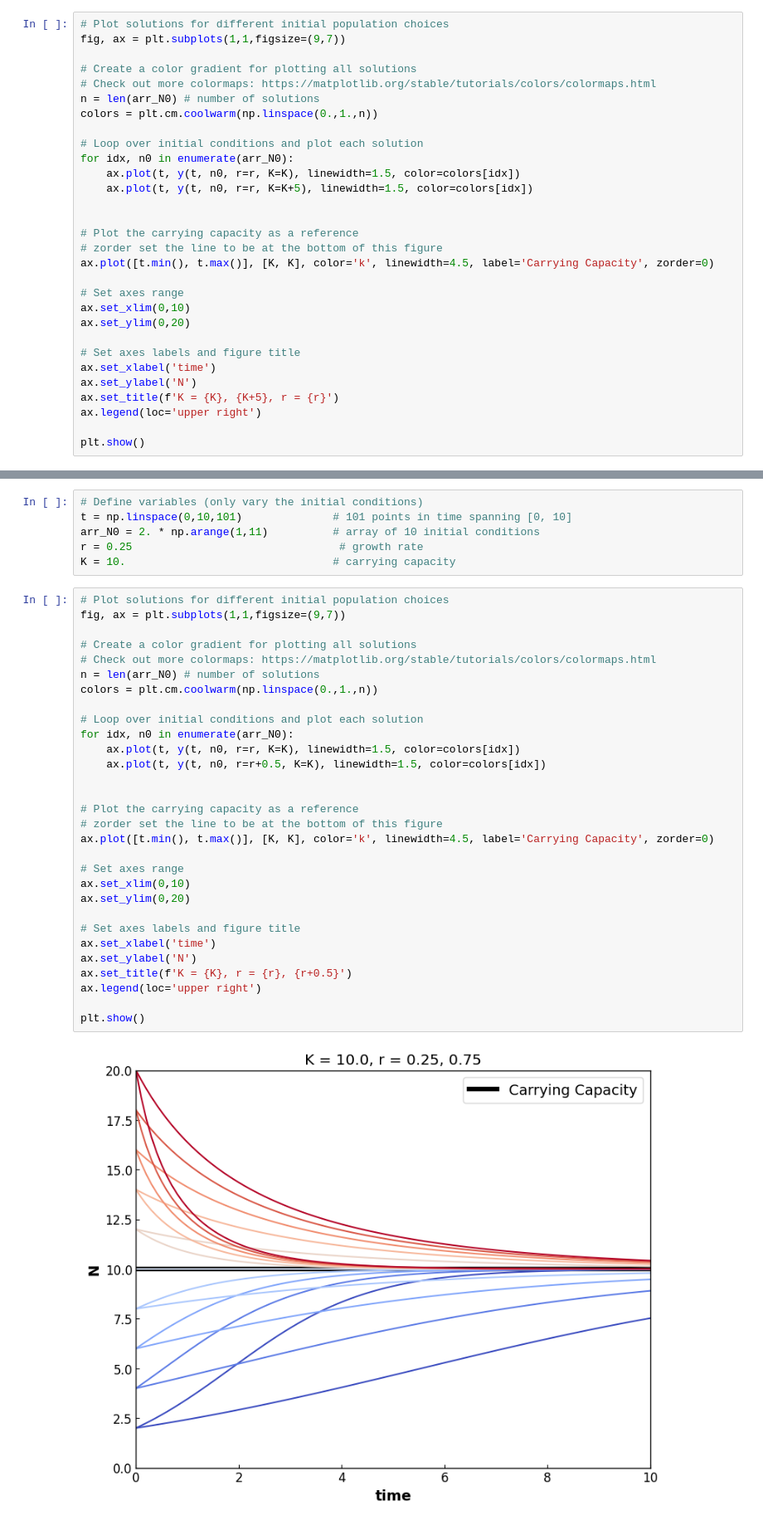
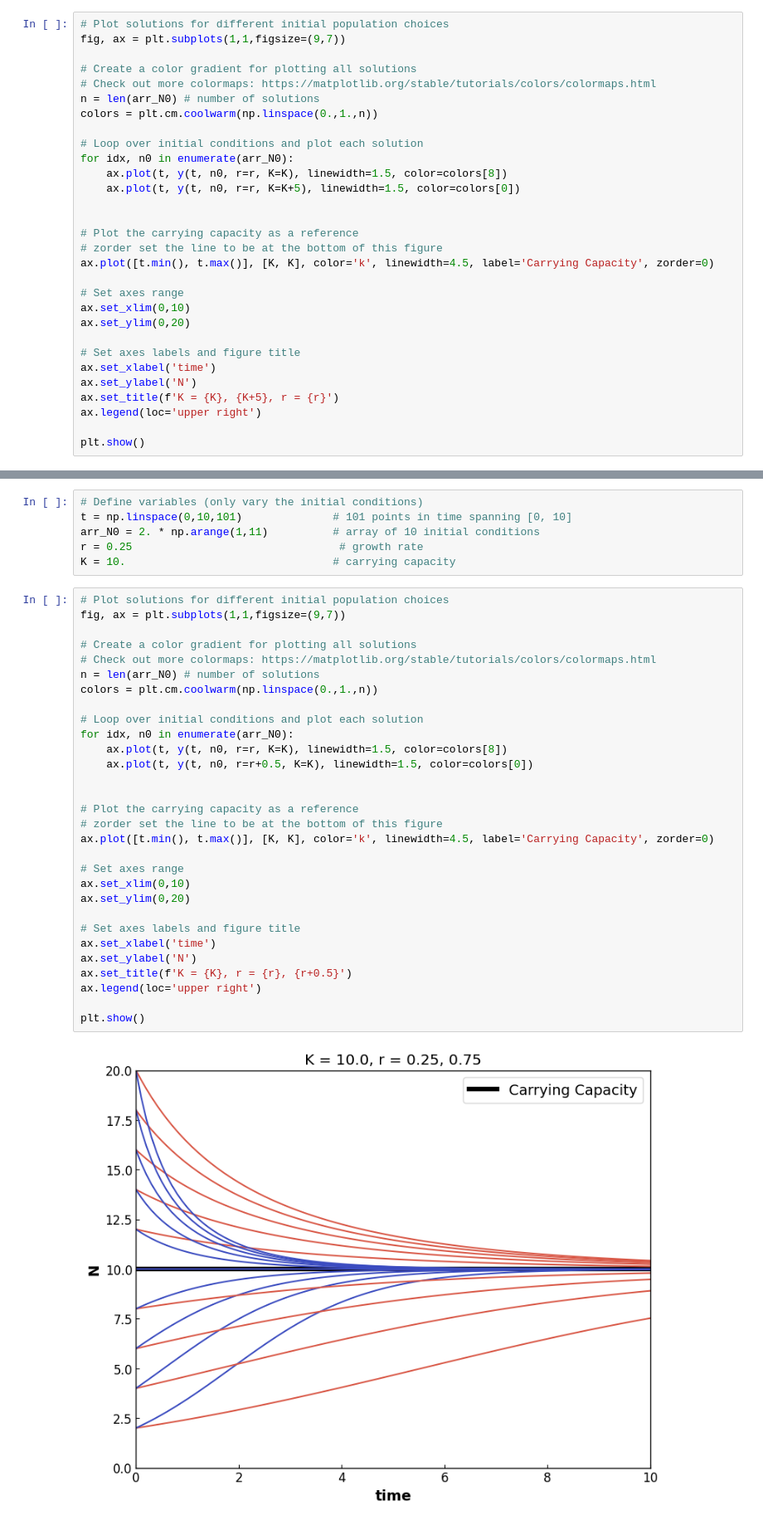
Before and after one commit to jchen-0808/cs1200_new, a Jupyter notebook: 01_population_single_1/logistic_continuous.ipynb, the cells around one changed output, grey strips where cells are left out. Shown: that part at 83% size. Drawn from its saved outputs; the diff is of its cells as text.

```diff
--- a/01_population_single_1/logistic_continuous.ipynb
+++ b/01_population_single_1/logistic_continuous.ipynb
@@ -56,8 +56,8 @@ colors = plt.cm.coolwarm(np.linspace(0.,1.,n))
 
 # Loop over initial conditions and plot each solution
 for idx, n0 in enumerate(arr_N0):
-    ax.plot(t, y(t, n0, r=r, K=K), linewidth=1.5, color=colors[idx])
-    ax.plot(t, y(t, n0, r=r, K=K+5), linewidth=1.5, color=colors[idx])
+    ax.plot(t, y(t, n0, r=r, K=K), linewidth=1.5, color=colors[8])
+    ax.plot(t, y(t, n0, r=r, K=K+5), linewidth=1.5, color=colors[0])
 
 
 # Plot the carrying capacity as a reference
@@ -86,32 +86,32 @@ K = 10.                                # carrying capacity
 # %%
 # Plot solutions for different initial population choices
 fig, ax = plt.subplots(1,1,figsize=(9,7))
 
 # Create a color gradient for plotting all solutions
 # Check out more colormaps: https://matplotlib.org/stable/tutorials/colors/colormaps.html
 n = len(arr_N0) # number of solutions
 colors = plt.cm.coolwarm(np.linspace(0.,1.,n))
 
 # Loop over initial conditions and plot each solution
 for idx, n0 in enumerate(arr_N0):
-    ax.plot(t, y(t, n0, r=r, K=K), linewidth=1.5, color=colors[idx])
-    ax.plot(t, y(t, n0, r=r+0.5, K=K), linewidth=1.5, color=colors[idx])
+    ax.plot(t, y(t, n0, r=r, K=K), linewidth=1.5, color=colors[8])
+    ax.plot(t, y(t, n0, r=r+0.5, K=K), linewidth=1.5, color=colors[0])
 
 
 # Plot the carrying capacity as a reference
 # zorder set the line to be at the bottom of this figure
 ax.plot([t.min(), t.max()], [K, K], color='k', linewidth=4.5, label='Carrying Capacity', zorder=0)
 
 # Set axes range
 ax.set_xlim(0,10)
 ax.set_ylim(0,20)
 
 # Set axes labels and figure title
 ax.set_xlabel('time')
 ax.set_ylabel('N')
 ax.set_title(f'K = {K}, r = {r}, {r+0.5}')
 ax.legend(loc='upper right')
 
 plt.show()
 # %% [output]
-[figure, old version]
+[figure, new version]
```
Also changed, not shown: parts of 1 cell of this notebook.
